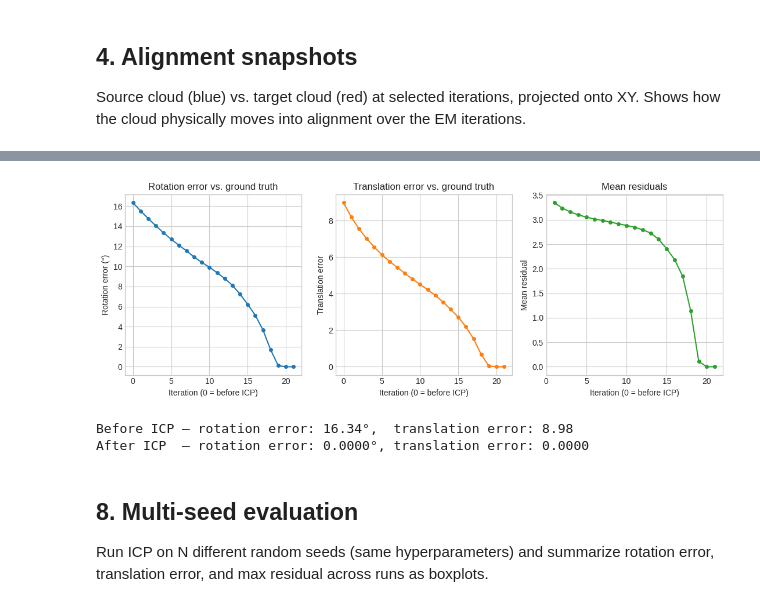
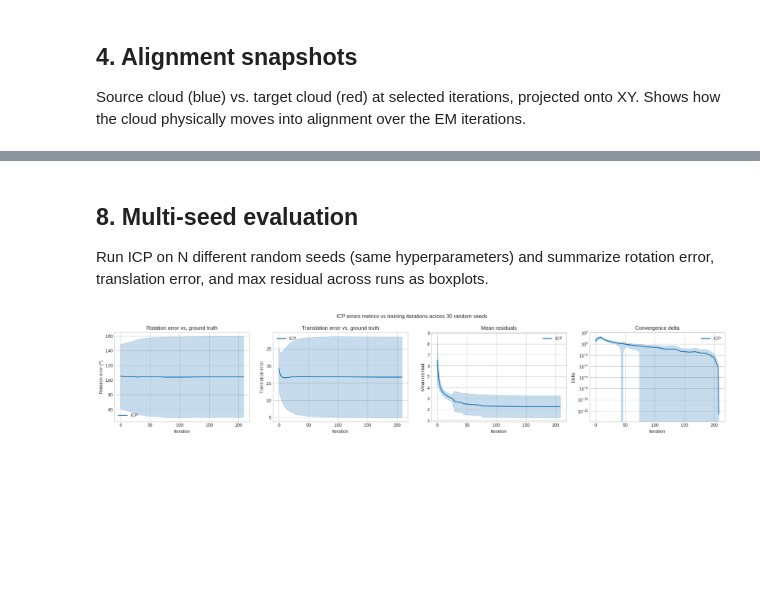
Before and after one commit to AdrianDegenkolb/TransformationRecovery, a Jupyter notebook: notebooks/2_icp.ipynb, the cells around one changed output, grey strips where cells are left out. Drawn from its saved outputs; the diff is of its cells as text; code cells hidden in the pictures; blank space fills up the shorter version.

```diff
--- a/notebooks/2_icp.ipynb
+++ b/notebooks/2_icp.ipynb
@@ -113,23 +115,3 @@ Shows how quickly the recovered transformation converges to the ground truth.
-# %%
-# Prepend pre-ICP state: identity transformation applied to P (unaligned)
-rot_errors = [rotation_angle_error(exp.T_gt.R, np.eye(3))] + [rotation_angle_error(exp.T_gt.R, T.R) for T in result.transform_history]
-t_errors   = [np.linalg.norm(exp.T_gt.t)]                  + [np.linalg.norm(exp.T_gt.t - T.t)       for T in result.transform_history]
-# Prepend NaN so residuals share the x-axis with rot/t (index 0 = before ICP)
-mean_residuals_plot = [float('nan')] + result.mean_residuals
-
-fig, axes = plt.subplots(1, 3, figsize=(11, 4))
-ErrorMetricsVisualizer.plot_convergence(axes, rot_errors=[rot_errors], t_errors=[t_errors], mean_residuals=[mean_residuals_plot], x_label='Iteration (0 = before ICP)')
-
-plt.tight_layout()
-plt.savefig('../results/2_icp_error_metrics.png', dpi=150, bbox_inches='tight')
-plt.show()
-
-print(f"Before ICP — rotation error: {rot_errors[0]:.2f}°,  translation error: {t_errors[0]:.2f}")
-print(f"After ICP  — rotation error: {rot_errors[-1]:.4f}°, translation error: {t_errors[-1]:.4f}")
-# %% [output]
-[figure, removed]
-Before ICP — rotation error: 16.34°,  translation error: 8.98
-After ICP  — rotation error: 0.0000°, translation error: 0.0000
 # %% [markdown]
 ## 8. Multi-seed evaluation
 
@@ -159 +127,9 @@ max_residuals_arr = np.array(max_residuals)
+# %%
+ErrorMetricsVisualizer.plot_convergence([multi_seed_results.results], [multi_seed_results.ground_truths], ["ICP"])
+plt.suptitle(f'ICP errors metrics vs training iterations across {N_SEEDS} random seeds')
+plt.tight_layout()
+plt.savefig('../results/2_icp_performance_vs_iterations_across_seeds.png', dpi=150, bbox_inches='tight')
+plt.show()
+# %% [output]
+[figure, added]
 # %%
```
Also changed, not shown: parts of 11 cells of this notebook, 10 other files.
